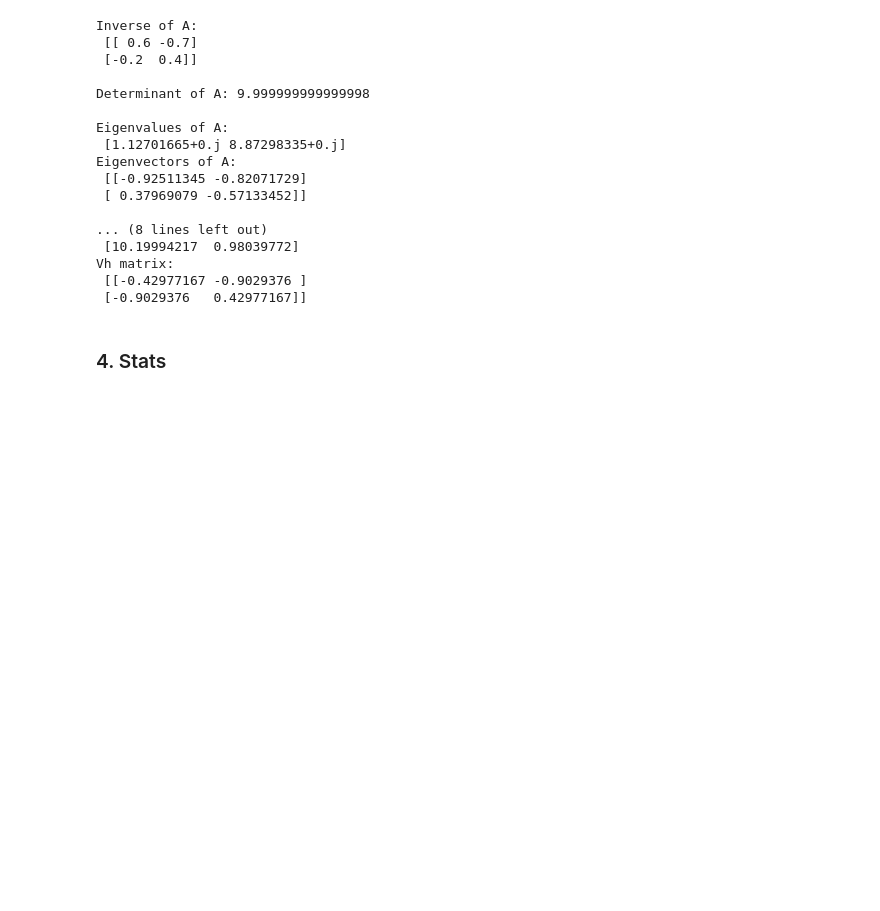
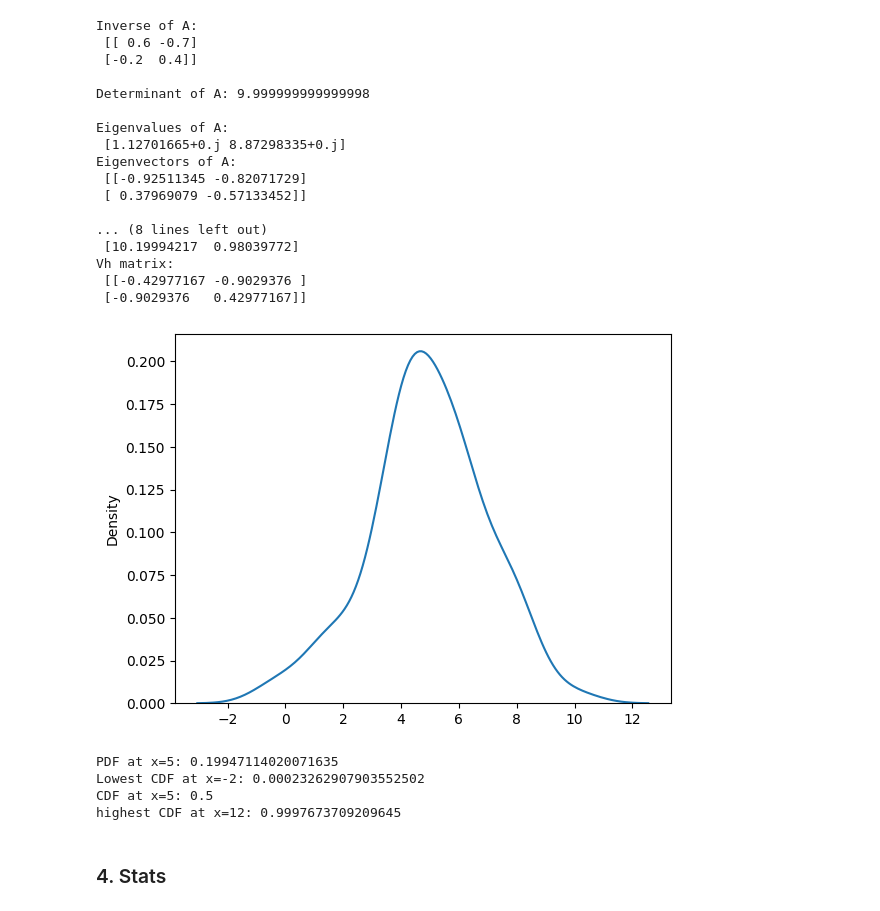
Before and after one commit to Yash-Bandal/Advance-Python-, a Jupyter notebook: Yash_Sci_Py.ipynb, the cells around one changed output. Saved outputs shown, nothing was run; the diff lists cells and outputs as text; code cells hidden in the pictures; blank space fills up the shorter version.

```diff
--- a/Yash_Sci_Py.ipynb
+++ b/Yash_Sci_Py.ipynb
@@ -674,6 +683,31 @@ Eigenvectors of A:
 Vh matrix:
  [[-0.42977167 -0.9029376 ]
  [-0.9029376   0.42977167]]
+# %%
+
+normal_data = np.random.normal(loc=5, scale=2, size=100)
+sns.kdeplot(normal_data, label='Normal Distribution')
+plt.show()
+
+normal_dist = stats.norm(loc=5, scale=2)  # Normal distribution with mean=5 and std=2
+# print("Normal dist: ",normal_dist)
+pdf_value = normal_dist.pdf(5)  # Probability Density Function at x=5
+cdf_value = normal_dist.cdf(12)  # Cumulative Distribution Function at x=5
+print("PDF at x=5:", pdf_value)
+
+
+cdf_value1 = normal_dist.cdf(-2)  # Cumulative Distribution Function at x=5
+cdf_value2 = normal_dist.cdf(5)  # Cumulative Distribution Function at x=5
+cdf_value3 = normal_dist.cdf(12)  # Cumulative Distribution Function at x=5
+print("Lowest CDF at x=-2:", cdf_value1)
+print("CDF at x=5:", cdf_value2)
+print("highest CDF at x=12:", cdf_value3)
+# %% [output]
+[figure, added]
+PDF at x=5: 0.19947114020071635
+Lowest CDF at x=-2: 0.00023262907903552502
+CDF at x=5: 0.5
+highest CDF at x=12: 0.9997673709209645
 # %% [markdown]
 ### 4. Stats
 # %%
```
Also changed, not shown: parts of 5 cells of this notebook.
